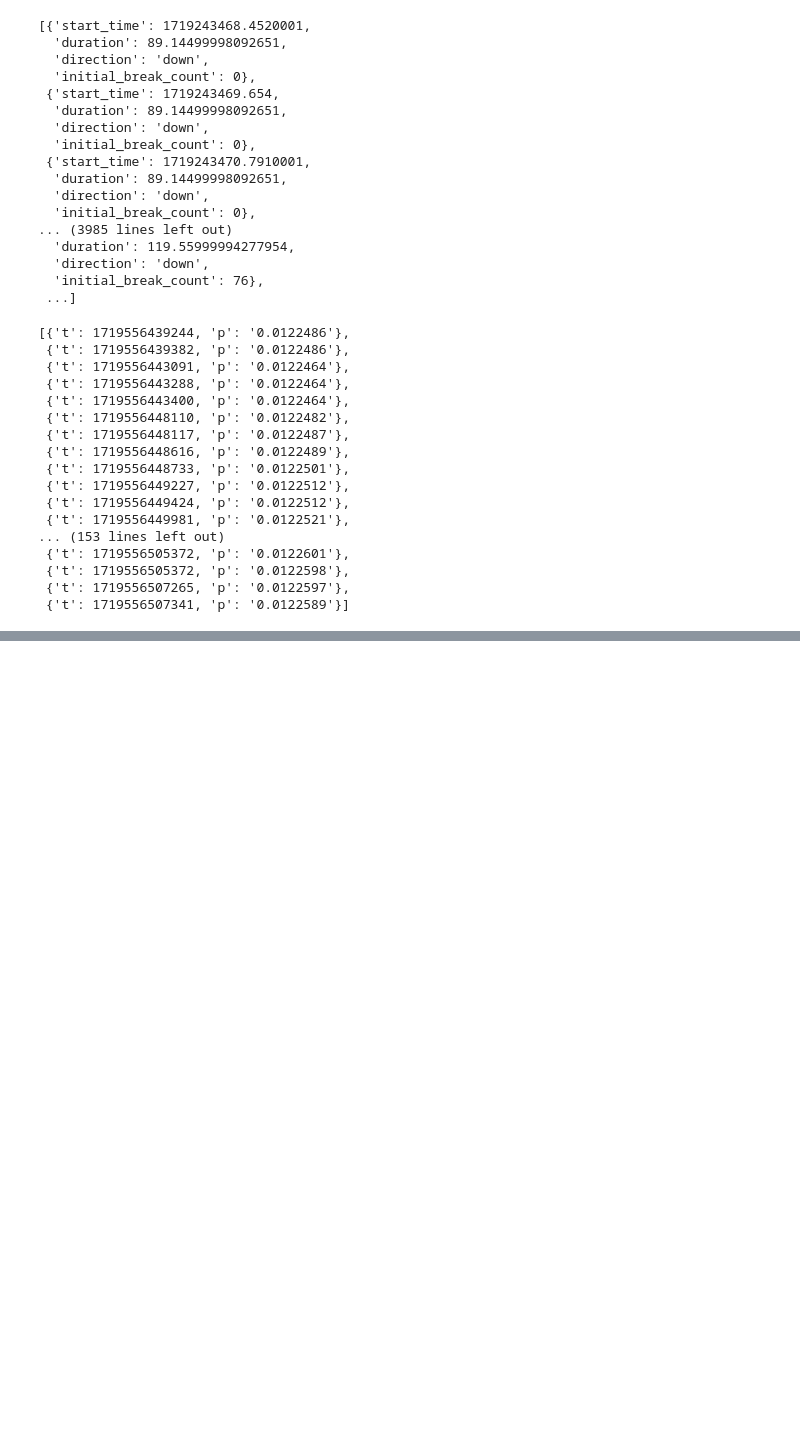
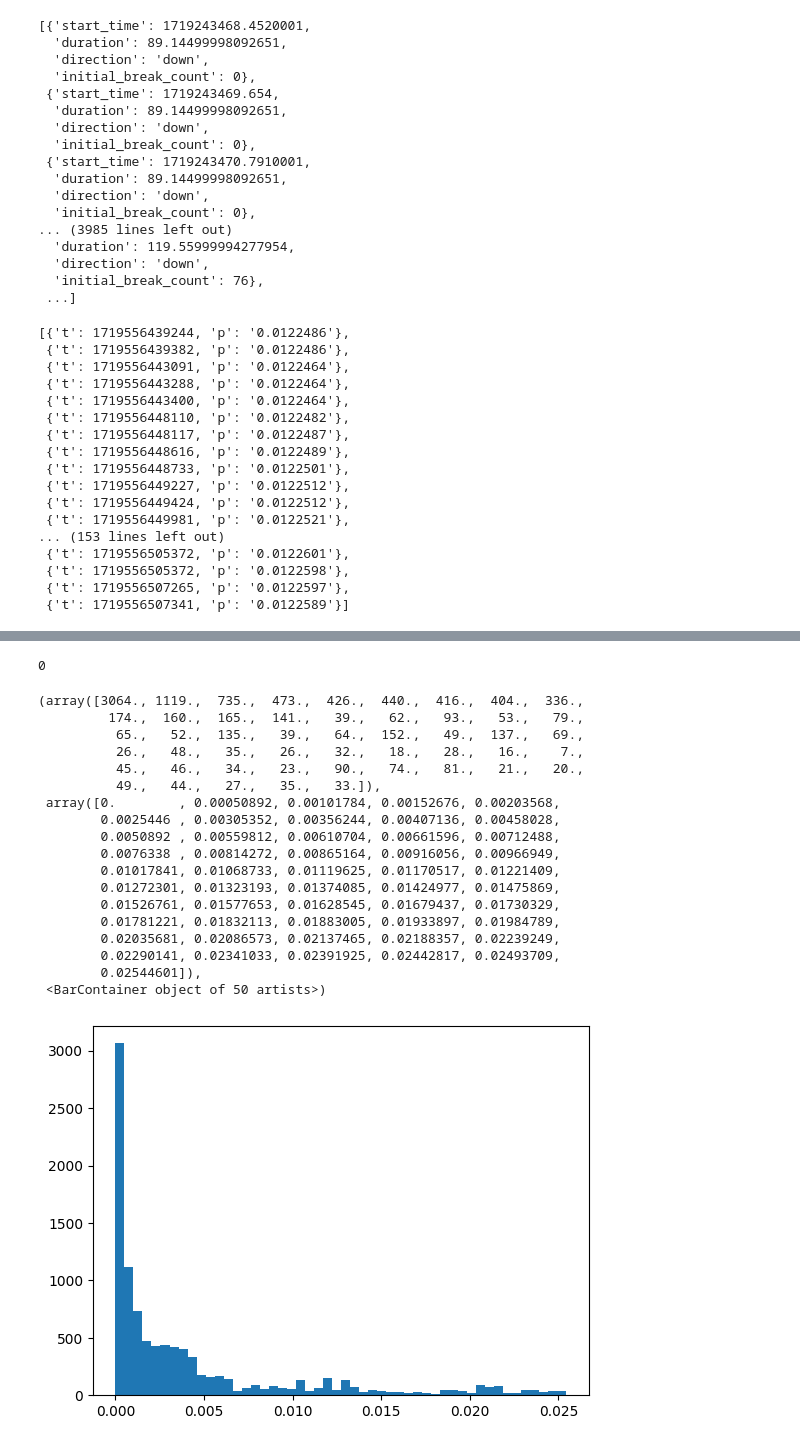
Before and after one commit to washingtonbase/binance, a Jupyter notebook: price-plot.ipynb, the cells around one changed output, grey strips where cells are left out. Cells and saved outputs as stored; diff of their text form; code cells hidden in the pictures; blank space fills up the shorter version.

```diff
--- a/price-plot.ipynb
+++ b/price-plot.ipynb
@@ -800,7 +805,7 @@ np.sum([1 if x['reached'] and not x['durations'] else 0 for x in durations]) / l
 # 统计网格交易法中发生的最大回撤
 
 durations = []
-delta = 0.0005
+delta = 0.0008
 
 for i in range(len(prices)):
     start_time = prices[i]['t'] / 10**3
@@ -843,14 +848,15 @@ for i in range(len(prices)):
 
             # Calculate drawdown
             if up_reached:
-                drawdown = (entry_price - return_price) / entry_price
+                # got 写的是 entry - return
+                drawdown = (return_price - entry_price) / entry_price
                 max_drawdown = max(max_drawdown, drawdown)
                 if return_price <= start_price:
                     up_duration = return_time - up_time
                     break
 
             if down_reached:
-                drawdown = (return_price - entry_price) / entry_price
+                drawdown = (entry_price - return_price) / entry_price
                 max_drawdown = max(max_drawdown, drawdown)
                 if return_price >= start_price:
                     down_duration = return_time - down_time
@@ -870,0 +897,26 @@ np.sum([1 if x['reached'] and not x['duration'] else 0 for x in durations]) / le
+# %%
+len([d for d in durations if d['max_drawdown'] > 0.001])
+# %% [output]
+0
+# %%
+plt.hist([d['max_drawdown'] for d in durations], bins=50)
+# %% [output]
+(array([3064., 1119.,  735.,  473.,  426.,  440.,  416.,  404.,  336.,
+         174.,  160.,  165.,  141.,   39.,   62.,   93.,   53.,   79.,
+          65.,   52.,  135.,   39.,   64.,  152.,   49.,  137.,   69.,
+          26.,   48.,   35.,   26.,   32.,   18.,   28.,   16.,    7.,
+          45.,   46.,   34.,   23.,   90.,   74.,   81.,   21.,   20.,
+          49.,   44.,   27.,   35.,   33.]),
+ array([0.        , 0.00050892, 0.00101784, 0.00152676, 0.00203568,
+        0.0025446 , 0.00305352, 0.00356244, 0.00407136, 0.00458028,
+        0.0050892 , 0.00559812, 0.00610704, 0.00661596, 0.00712488,
+        0.0076338 , 0.00814272, 0.00865164, 0.00916056, 0.00966949,
+        0.01017841, 0.01068733, 0.01119625, 0.01170517, 0.01221409,
+        0.01272301, 0.01323193, 0.01374085, 0.01424977, 0.01475869,
+        0.01526761, 0.01577653, 0.01628545, 0.01679437, 0.01730329,
+        0.01781221, 0.01832113, 0.01883005, 0.01933897, 0.01984789,
+        0.02035681, 0.02086573, 0.02137465, 0.02188357, 0.02239249,
+        0.02290141, 0.02341033, 0.02391925, 0.02442817, 0.02493709,
+        0.02544601]),
+ <BarContainer object of 50 artists>)
+[figure, added]
```
Also changed, not shown: parts of 7 cells of this notebook.
